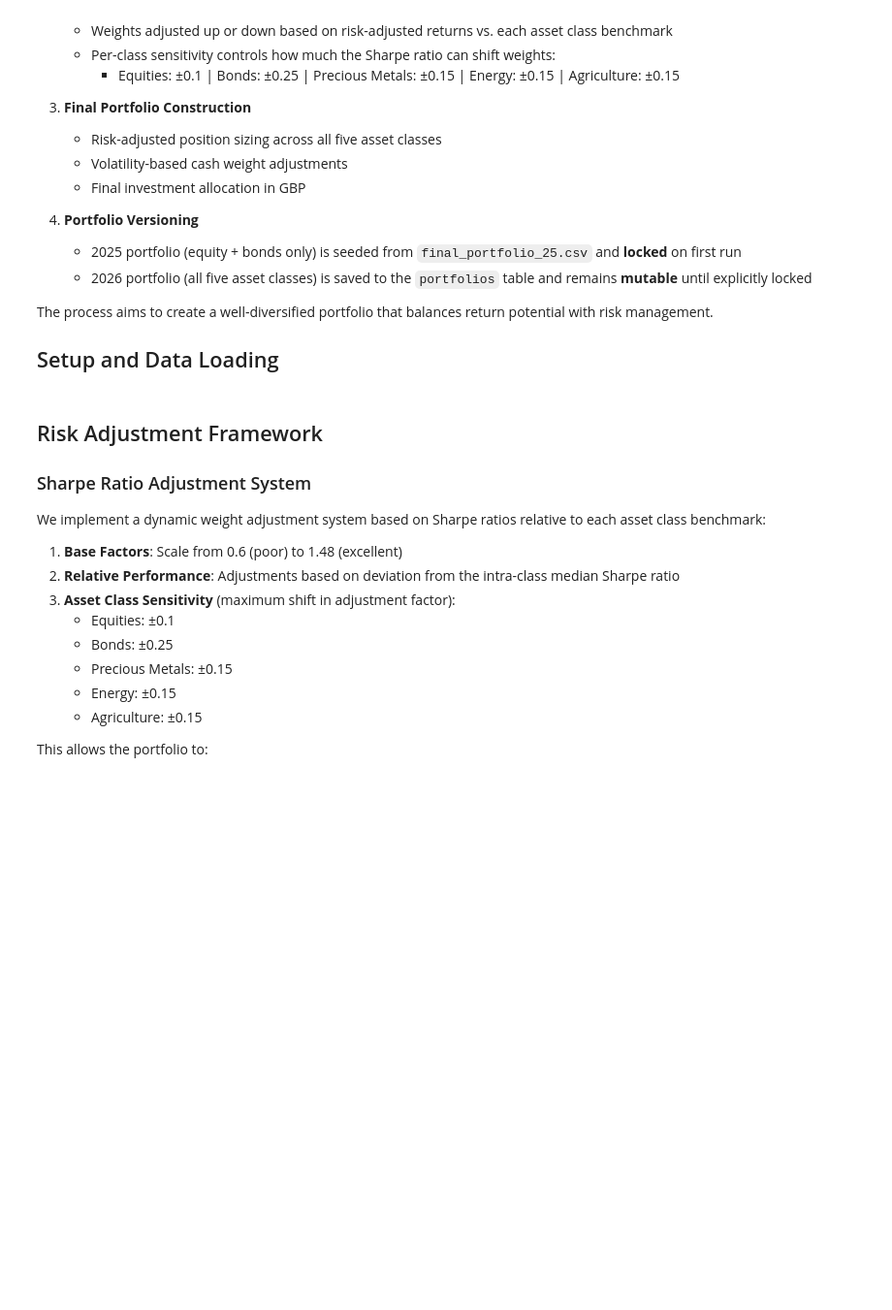
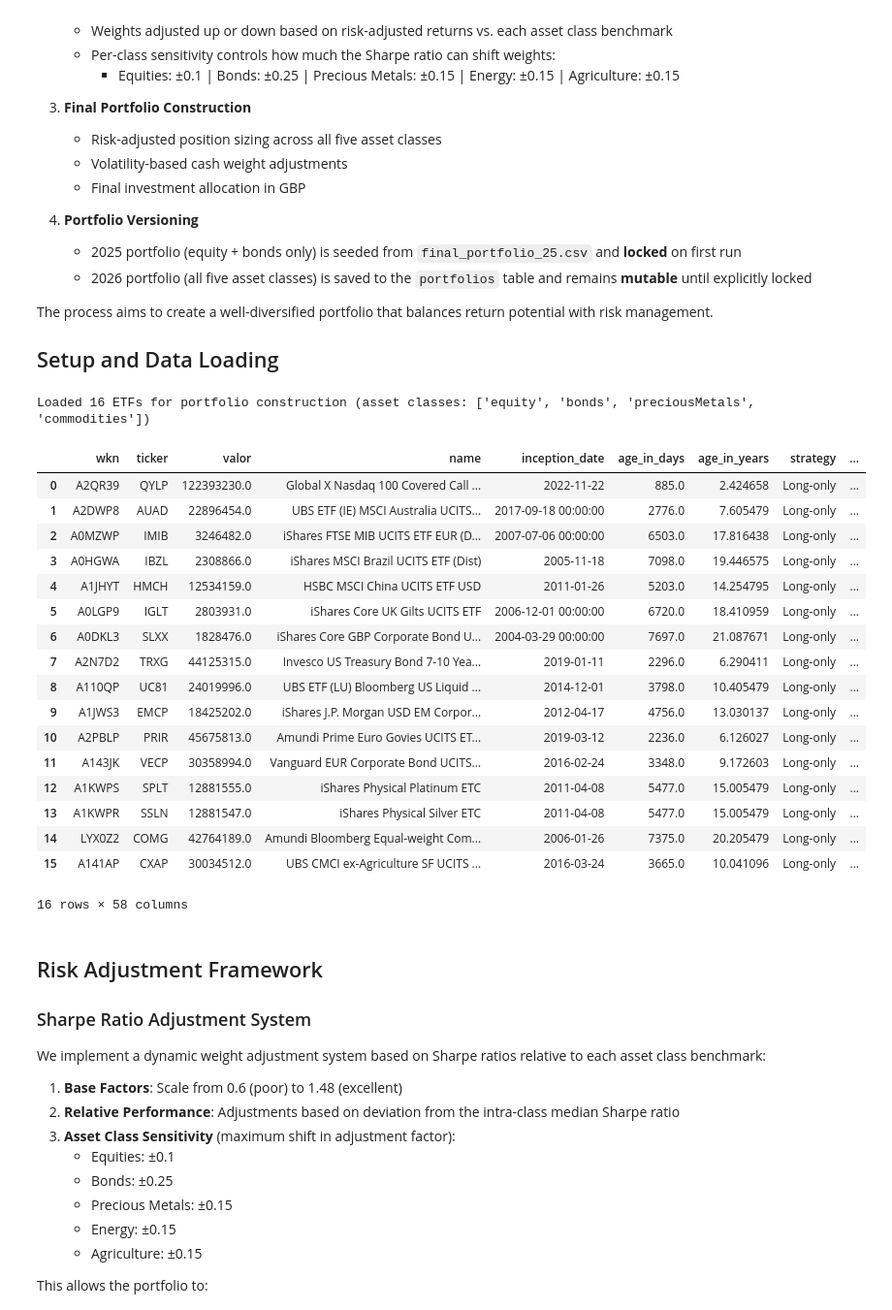
Before and after one commit to nairraks/etf-isa-portfolio, a Jupyter notebook: notebooks/03_portfolio_construction.ipynb, the cells around one changed output. Shown at 97% size. Cells and saved outputs as stored; diff of their text form; code cells hidden in the pictures; blank space fills up the shorter version.

```diff
--- a/notebooks/03_portfolio_construction.ipynb
+++ b/notebooks/03_portfolio_construction.ipynb
@@ -38,33 +38,54 @@ from etf_utils.data_provider import DataProvider
 from etf_utils.data_io import load_intermediate, save_output
 from etf_utils.metrics import calculate_annualized_volatility, interpolate_adjustment_factor
 from etf_utils.database import load_screened_etfs, save_portfolio, seed_2025_portfolio
 
 provider = DataProvider()
 
 # Seed the locked 2025 portfolio (no-op if already done)
 seed_2025_portfolio()
 
 # Load screened ETFs for 2026 from the DB (falls back to summary_all.csv if DB is empty)
 etfs_df = load_screened_etfs(portfolio_year=2026)
 if etfs_df.empty:
     etfs_df = pd.read_csv(DATA_INTERMEDIATE / 'summary_all.csv')
 
 # Guard: drop any stale asset classes left over from a prior portfolio model run
 # (e.g. 'energy' / 'agri' rows from the old 5-class model).  Only the four current
 # classes are valid; anything else would cause a KeyError in sr_data_map below.
 _EXPECTED_CLASSES = {'equity', 'bonds', 'preciousMetals', 'commodities'}
 _stale = set(etfs_df['asset_class'].unique()) - _EXPECTED_CLASSES
 if _stale:
     import warnings
     warnings.warn(
         f"Dropping stale asset classes from screened ETFs: {sorted(_stale)}. "
         "Re-run notebook 02 to refresh the DB, or manually delete via "
         "etf_utils.database.purge_screened_etfs_for_year(2026).",
         stacklevel=1,
     )
     etfs_df = etfs_df[etfs_df['asset_class'].isin(_EXPECTED_CLASSES)].copy()
 
 print(f"Loaded {len(etfs_df)} ETFs for portfolio construction (asset classes: {etfs_df['asset_class'].unique().tolist()})")
+etfs_df
+# %% [output]
+Loaded 16 ETFs for portfolio construction (asset classes: ['equity', 'bonds', 'preciousMetals', 'commodities'])
+|  | wkn | ticker | valor | name | inception_date | age_in_days | age_in_years | strategy | ... |
+| 0 | A2QR39 | QYLP | 122393230.0 | Global X Nasdaq 100 Covered Call ... | 2022-11-22 | 885.0 | 2.424658 | Long-only | ... |
+| 1 | A2DWP8 | AUAD | 22896454.0 | UBS ETF (IE) MSCI Australia UCITS... | 2017-09-18 00:00:00 | 2776.0 | 7.605479 | Long-only | ... |
+| 2 | A0MZWP | IMIB | 3246482.0 | iShares FTSE MIB UCITS ETF EUR (D... | 2007-07-06 00:00:00 | 6503.0 | 17.816438 | Long-only | ... |
+| 3 | A0HGWA | IBZL | 2308866.0 | iShares MSCI Brazil UCITS ETF (Dist) | 2005-11-18 | 7098.0 | 19.446575 | Long-only | ... |
+| 4 | A1JHYT | HMCH | 12534159.0 | HSBC MSCI China UCITS ETF USD | 2011-01-26 | 5203.0 | 14.254795 | Long-only | ... |
+| 5 | A0LGP9 | IGLT | 2803931.0 | iShares Core UK Gilts UCITS ETF | 2006-12-01 00:00:00 | 6720.0 | 18.410959 | Long-only | ... |
+| 6 | A0DKL3 | SLXX | 1828476.0 | iShares Core GBP Corporate Bond U... | 2004-03-29 00:00:00 | 7697.0 | 21.087671 | Long-only | ... |
+| 7 | A2N7D2 | TRXG | 44125315.0 | Invesco US Treasury Bond 7-10 Yea... | 2019-01-11 | 2296.0 | 6.290411 | Long-only | ... |
+| 8 | A110QP | UC81 | 24019996.0 | UBS ETF (LU) Bloomberg US Liquid ... | 2014-12-01 | 3798.0 | 10.405479 | Long-only | ... |
+| 9 | A1JWS3 | EMCP | 18425202.0 | iShares J.P. Morgan USD EM Corpor... | 2012-04-17 | 4756.0 | 13.030137 | Long-only | ... |
+| 10 | A2PBLP | PRIR | 45675813.0 | Amundi Prime Euro Govies UCITS ET... | 2019-03-12 | 2236.0 | 6.126027 | Long-only | ... |
+| 11 | A143JK | VECP | 30358994.0 | Vanguard EUR Corporate Bond UCITS... | 2016-02-24 | 3348.0 | 9.172603 | Long-only | ... |
+| 12 | A1KWPS | SPLT | 12881555.0 | iShares Physical Platinum ETC | 2011-04-08 | 5477.0 | 15.005479 | Long-only | ... |
+| 13 | A1KWPR | SSLN | 12881547.0 | iShares Physical Silver ETC | 2011-04-08 | 5477.0 | 15.005479 | Long-only | ... |
+| 14 | LYX0Z2 | COMG | 42764189.0 | Amundi Bloomberg Equal-weight Com... | 2006-01-26 | 7375.0 | 20.205479 | Long-only | ... |
+| 15 | A141AP | CXAP | 30034512.0 | UBS CMCI ex-Agriculture SF UCITS ... | 2016-03-24 | 3665.0 | 10.041096 | Long-only | ... |
+16 rows × 58 columns
 # %% [markdown]
 ## Risk Adjustment Framework
 
```
Also changed, not shown: parts of 3 cells of this notebook, 4 other files.
